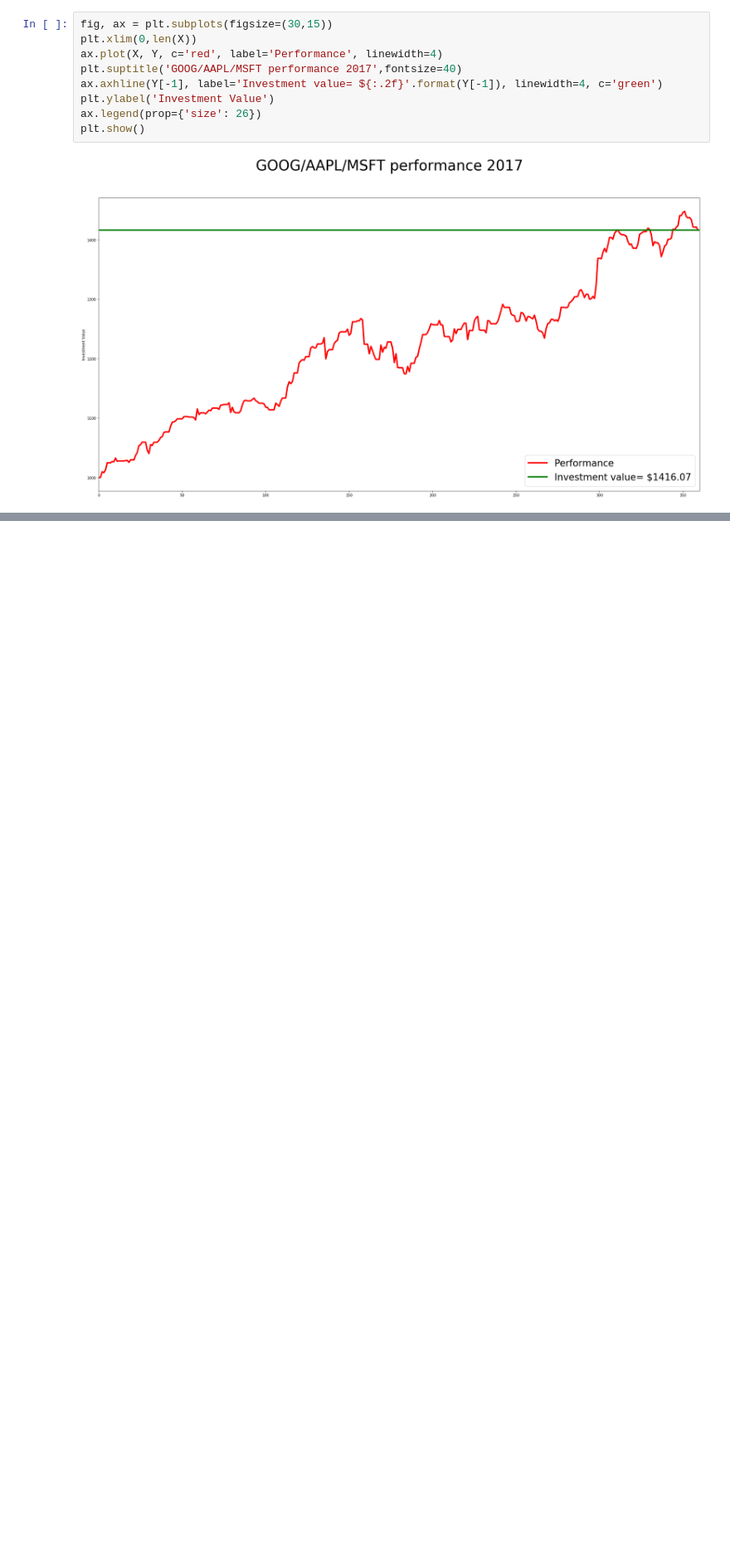
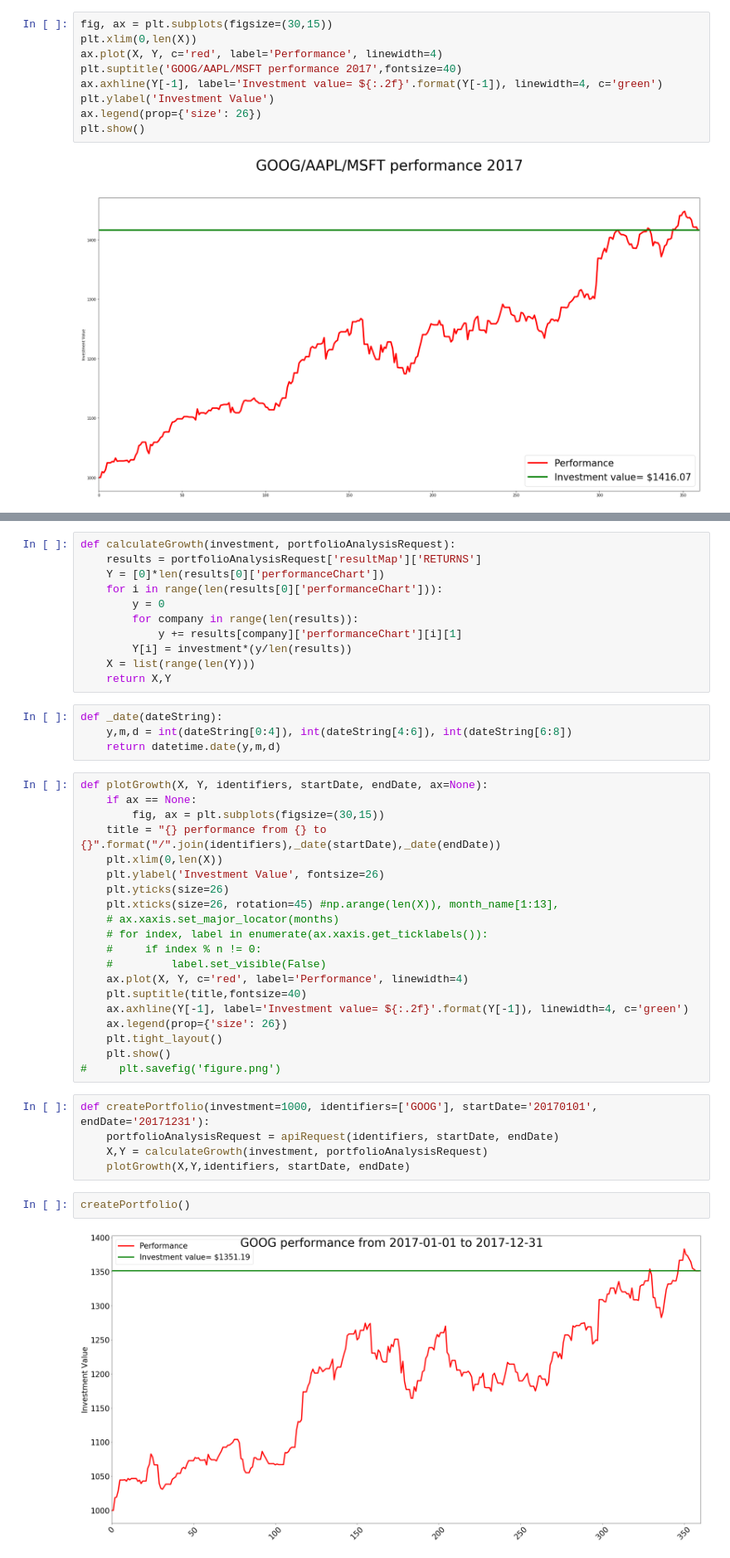
Before and after one commit to jean-tu/botbucks, a Jupyter notebook: PullingDataFromAladdin.ipynb, the cells around one changed output, grey strips where cells are left out. Shown at 83% size. Saved outputs shown, nothing was run; the diff lists cells and outputs as text; blank space fills up the shorter version.

Commit message:
portfoliomaker

```diff
--- a/PullingDataFromAladdin.ipynb
+++ b/PullingDataFromAladdin.ipynb
@@ -92,0 +89,44 @@ plt.show()
+# %%
+def calculateGrowth(investment, portfolioAnalysisRequest):
+    results = portfolioAnalysisRequest['resultMap']['RETURNS']
+    Y = [0]*len(results[0]['performanceChart'])
+    for i in range(len(results[0]['performanceChart'])):
+        y = 0
+        for company in range(len(results)):
+            y += results[company]['performanceChart'][i][1]
+        Y[i] = investment*(y/len(results))
+    X = list(range(len(Y)))
+    return X,Y
+# %%
+def _date(dateString):
+    y,m,d = int(dateString[0:4]), int(dateString[4:6]), int(dateString[6:8])
+    return datetime.date(y,m,d)
+# %%
+def plotGrowth(X, Y, identifiers, startDate, endDate, ax=None):
+    if ax == None:
+        fig, ax = plt.subplots(figsize=(30,15))
+    title = "{} performance from {} to {}".format("/".join(identifiers),_date(startDate),_date(endDate))
+    plt.xlim(0,len(X))
+    plt.ylabel('Investment Value', fontsize=26)
+    plt.yticks(size=26)
+    plt.xticks(size=26, rotation=45) #np.arange(len(X)), month_name[1:13],
+    # ax.xaxis.set_major_locator(months)
+    # for index, label in enumerate(ax.xaxis.get_ticklabels()):
+    #     if index % n != 0:
+    #         label.set_visible(False)
+    ax.plot(X, Y, c='red', label='Performance', linewidth=4)
+    plt.suptitle(title,fontsize=40)
+    ax.axhline(Y[-1], label='Investment value= ${:.2f}'.format(Y[-1]), linewidth=4, c='green')
+    ax.legend(prop={'size': 26})
+    plt.tight_layout()
+    plt.show()
+#     plt.savefig('figure.png')
+# %%
+def createPortfolio(investment=1000, identifiers=['GOOG'], startDate='20170101', endDate='20171231'):
+    portfolioAnalysisRequest = apiRequest(identifiers, startDate, endDate)
+    X,Y = calculateGrowth(investment, portfolioAnalysisRequest)
+    plotGrowth(X,Y,identifiers, startDate, endDate)
+# %%
+createPortfolio()
+# %% [output]
+[figure, added]
```
Also changed, not shown: parts of 5 cells of this notebook, 2 other files.
